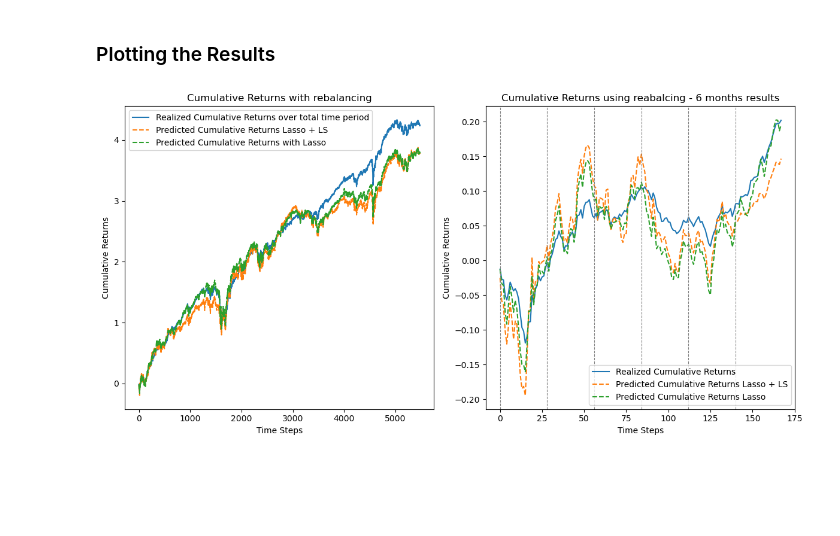
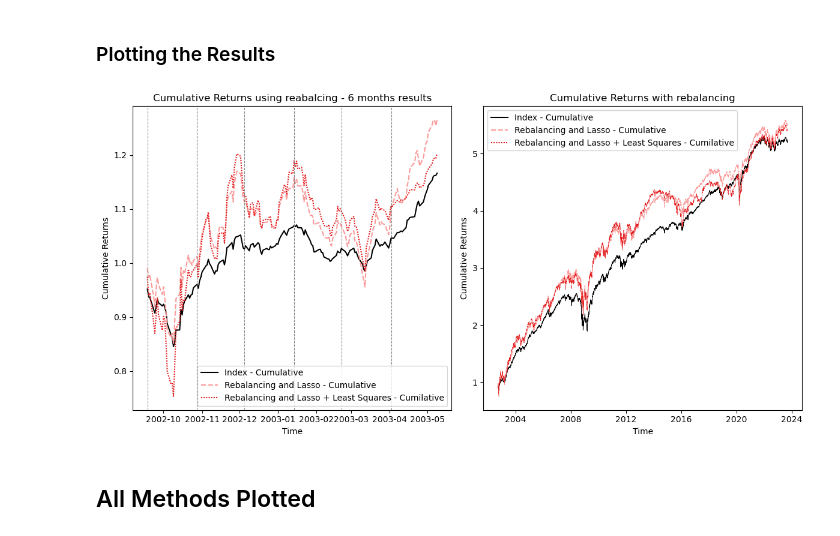
Before and after one commit to alexander-schaller/financial-machine-learning-projects-group2, a Jupyter notebook: Benchmark.ipynb, the cells around one changed output. Drawn from its saved outputs; the diff is of its cells as text; code cells hidden in the pictures; blank space fills up the shorter version.

```diff
--- a/Benchmark.ipynb
+++ b/Benchmark.ipynb
@@ -35,6 +36,8 @@ TOTAL_REBALANCE_DAYS = REBALANCE_PERIOD*LAGGED_PERIODS
 
 # Other
 VERBOSE = False
+
+sns.set_palette(["Black"] + sns.color_palette("Paired")[2:])
 # %% [markdown]
 ## Plotting Parameters
 # %%
@@ -363,7 +393,10 @@ for i in range(0, X.shape[0]-TOTAL_REBALANCE_DAYS, REBALANCE_PERIOD):
     # print("")
     # print(Y_pred_final)
 
+zero = np.zeros_like(Y)
 Y_pred_rebalance_lasso = np.array(Y_pred_rebalance_lasso)
+zero[TOTAL_REBALANCE_DAYS:] = Y_pred_rebalance_lasso
+results["Rebalancing and Lasso"] = zero
 # %% [markdown]
 ### Compute Evaluation Metrics
 # %%
@@ -473,6 +537,9 @@ With rebalancing using Lasso we manage to reduce error on the losses
 # %%
 Y_pred_rebalancing_ls = []
 curr_Y_pred = 0
+t_costs_ls_reb = []
+
+w_prev_ls = 0
 
 for i in range(0, X.shape[0]-TOTAL_REBALANCE_DAYS, REBALANCE_PERIOD):
     # split_index_here = int(0.8 * len(X.T) + i)  # Use 80% of the data for training
@@ -535,7 +602,7 @@ for i in range(0, X.shape[0]-TOTAL_REBALANCE_DAYS, REBALANCE_PERIOD):
             min_scorel = scorel
             best_alpha = alpha[j]
 
-        w_prev = w
+        w_prev_ls = w
 
     # -------------------------------------------------------------------------------
 
@@ -582,6 +649,7 @@ for i in range(0, X.shape[0]-TOTAL_REBALANCE_DAYS, REBALANCE_PERIOD):
     LS_coeff_h = LS_coeff_h / np.sum(LS_coeff_h)
 
     Y_pred = np.dot(X_test_h, LS_coeff_h)
+    t_costs_ls_reb.append(implied_t_costs(LS_coeff_h, w_prev_ls, ABS_TCOSTS, REL_TCOSTS))
 
     if(len(Y_pred)>REBALANCE_PERIOD):
         Y_pred_rebalancing_ls.extend(list(Y_pred[:REBALANCE_PERIOD]))
@@ -593,12 +661,17 @@ for i in range(0, X.shape[0]-TOTAL_REBALANCE_DAYS, REBALANCE_PERIOD):
         print("")
         print(Y_pred_rebalancing_ls)
 
+zero = np.zeros_like(Y)
 Y_pred_rebalancing_ls = np.array(Y_pred_rebalancing_ls)
+zero[TOTAL_REBALANCE_DAYS:] = Y_pred_rebalancing_ls
+results["Rebalancing and Lasso + Least Squares"] = zero
 # %% [markdown]
 ### Evaluation Metrics
 # %%
 # # -----------------------------------------------------------------------------
 cum_returns_pred_final_LS = np.cumsum(Y_pred_rebalancing_ls)
+zero[TOTAL_REBALANCE_DAYS:] = cum_returns_pred_final_LS
+results["Rebalancing and Lasso + Least Squares - Cumilative"] = 1 + zero
 
 if np.isnan(cum_returns_pred_final_LS).any():
     print("Found a NaN in cum_returns_pred_final_LS")
@@ -611,10 +684,16 @@ gains, losses = compute_gains_losses(cum_returns_real)
 # Calculate MSE for gains and losses
 mse_gains_fin_LS = mean_squared_error(gains, pred_gains_fin_LS)
 mse_losses_fin_LS = mean_squared_error(losses, pred_losses_fin_LS)
+total_mse = mean_squared_error(cum_returns_real, cum_returns_pred_final_LS)
 
 print("MSE for cumulative gains (portfolio value):", mse_gains_fin_LS)
 print("MSE for cumulative losses (portfolio value):", mse_losses_fin_LS)
+print("Total MSE:", total_mse)
 
 # Calculate the drawdown for test set as before
 drawdown_test = compute_rel_drawdown(cum_returns_pred_final_LS)
+
+metrics["Rebalancing and Lasso + Least Squares"]["Tracking Error"] = np.std(cum_returns_pred_final_LS - cum_returns_real)
+metrics["Rebalancing and Lasso + Least Squares"]["Relative Drawdown"] = drawdown_test
+metrics["Rebalancing and Lasso + Least Squares"]["T-Costs"] = np.sum(t_costs_ls_reb)
 # %% [output]
@@ -640,40 +720,39 @@ With rebalancing using Lasso + LS we manage to reduce error on the losses
 # %%
 plt.figure(figsize=FIG_SIZE)
 
-plt.subplot(1, 2, 1)
+palette = ["Black"] + [sns.color_palette("Paired")[4]] + [sns.color_palette("Paired")[5]]
+
+plt.subplot(1, 2, 2)
 
 # Plot the cumulative returns across the whole time period
-plt.plot(cum_returns_real, label='Realized Cumulative Returns over total time period')
-plt.plot(cum_returns_pred_final_LS, label='Predicted Cumulative Returns Lasso + LS', linestyle='--')
-plt.plot(cum_returns_pred_final, label='Predicted Cumulative Returns with Lasso', linestyle='--')
-# plt.plot(cum_returns_LS, label='Predicted Cumulative Returns without rebalacing', linestyle='--')
-plt.xlabel('Time Steps')
+sns.lineplot(data=results[["Index - Cumulative", "Rebalancing and Lasso - Cumulative", "Rebalancing and Lasso + Least Squares - Cumilative"]][TOTAL_REBALANCE_DAYS:], palette=palette, linewidth=0.7)
+plt.xlabel('Time')
 plt.ylabel('Cumulative Returns')
 plt.title('Cumulative Returns with rebalancing')
 plt.legend()
 
-plt.subplot(1, 2, 2)
+plt.subplot(1, 2, 1)
 # Plot the cumulative returns
-plt.plot(cum_returns_real[:6*28], label='Realized Cumulative Returns')
-plt.plot(cum_returns_pred_final_LS[:6*28], label='Predicted Cumulative Returns Lasso + LS', linestyle='--')
-plt.plot(cum_returns_pred_final[:6*28], label='Predicted Cumulative Returns Lasso', linestyle='--')
+sns.lineplot(data=results[["Index - Cumulative", "Rebalancing and Lasso - Cumulative", "Rebalancing and Lasso + Least Squares - Cumilative"]][TOTAL_REBALANCE_DAYS:2*TOTAL_REBALANCE_DAYS + REBALANCE_PERIOD], palette=palette)
 
 # Mark every 5*28 data points with a vertical line
-for i in range(0, 6*28, 28):
-    plt.axvline(i, color='gray', linestyle='--', linewidth=0.8)
+for i in range(TOTAL_REBALANCE_DAYS, 2*TOTAL_REBALANCE_DAYS + REBALANCE_PERIOD, REBALANCE_PERIOD):
+    plt.axvline(results.index.values[i], color='gray', linestyle='--', linewidth=0.8)
 
-plt.xlabel('Time Steps')
+plt.xlabel('Time')
 plt.ylabel('Cumulative Returns')
 plt.title('Cumulative Returns using reabalcing - 6 months results')
 
 # Adjust legend font size
 plt.legend(fontsize=8)
 
 # Position the legend in the upper-left corner
 plt.legend(loc='lower right')
 
 # Adjust layout to prevent overlap
 plt.tight_layout()
 plt.show()
 # %% [output]
-[figure, old version]
+[figure, new version]
+# %% [markdown]
+## All Methods Plotted
```
Also changed, not shown: parts of 18 cells of this notebook.
